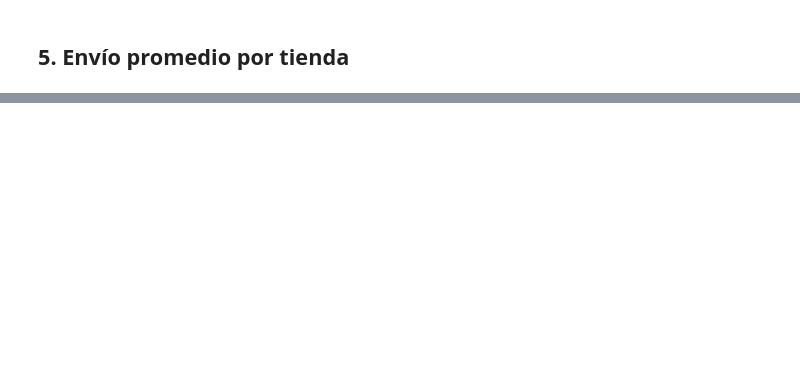
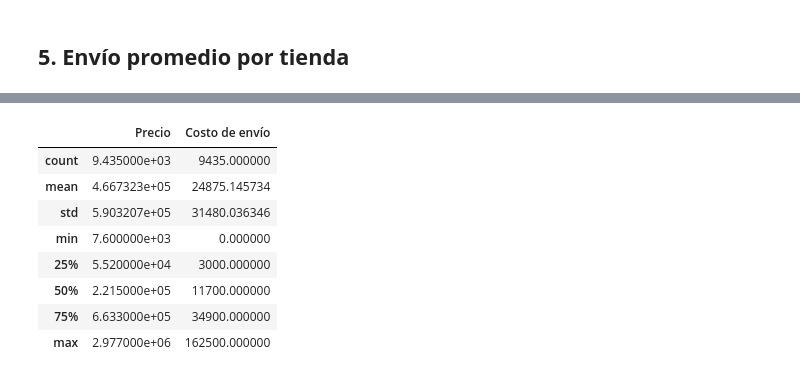
Before and after one commit to EmilioSaulG/proyecto_alura_store, a Jupyter notebook: proyecto_alura_store.ipynb, the cells around one changed output, grey strips where cells are left out. Cells and saved outputs as stored; diff of their text form; code cells hidden in the pictures; blank space fills up the shorter version.

Commit message:
Generamos un promedio de costo de envio

```diff
--- a/proyecto_alura_store.ipynb
+++ b/proyecto_alura_store.ipynb
@@ -103,0 +158,12 @@ dtype: int64
+# %%
+df[['Precio','Costo de envío']].describe()
+# %% [output]
+|  | Precio | Costo de envío |
+| count | 9.435000e+03 | 9435.000000 |
+| mean | 4.667323e+05 | 24875.145734 |
+| std | 5.903207e+05 | 31480.036346 |
+| min | 7.600000e+03 | 0.000000 |
+| 25% | 5.520000e+04 | 3000.000000 |
+| 50% | 2.215000e+05 | 11700.000000 |
+| 75% | 6.633000e+05 | 34900.000000 |
+| max | 2.977000e+06 | 162500.000000 |
```
Also changed, not shown: parts of 5 cells of this notebook.
